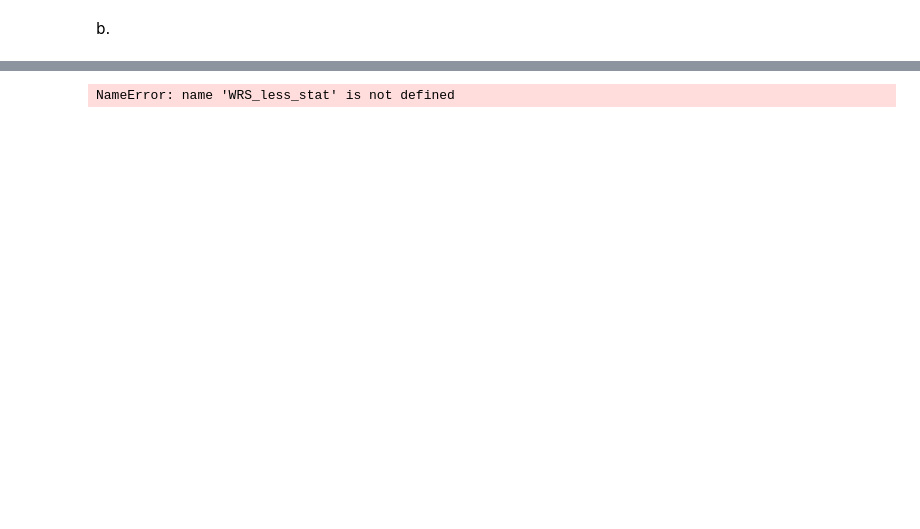
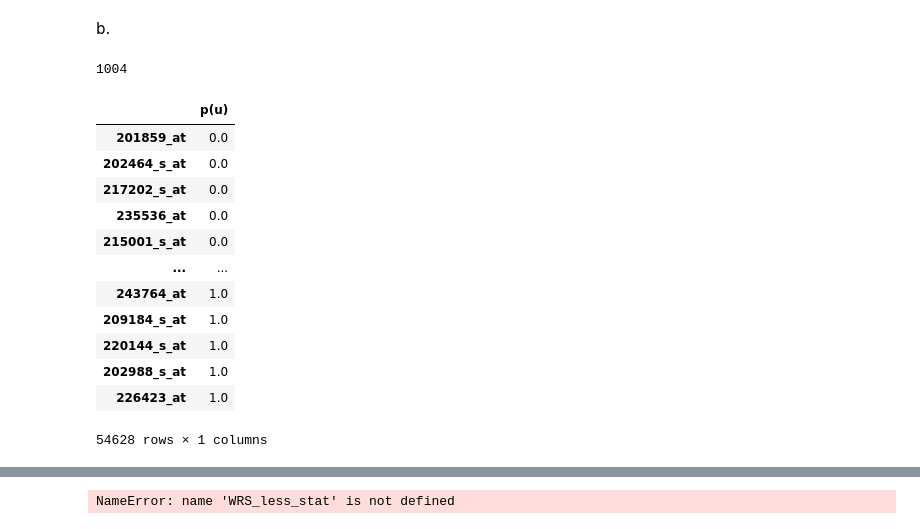
Before and after one commit to OfekBasson/StatisticsAndDataAnalsysHW3, a Jupyter notebook: HW3.ipynb, the cells around one changed output, grey strips where cells are left out. Saved outputs shown, nothing was run; the diff lists cells and outputs as text; code cells hidden in the pictures; blank space fills up the shorter version.

```diff
--- a/HW3.ipynb
+++ b/HW3.ipynb
@@ -404,14 +494,33 @@ display(p_u_dataframe)
 # %% [markdown]
 b.
 # %%
+pd.set_option('display.max_rows', 50)
+
 sorted_p_u_dataframe = p_u_dataframe.sort_values(by="p(u)")
 fdr_list = []
 N = len(sorted_p_u_dataframe)
 for i, current_gene_name in enumerate(sorted_p_u_dataframe.index):
     current_fdr = (sorted_p_u_dataframe.loc[current_gene_name] * N) / (i + 1)
     fdr_list.append(current_fdr.values[0])
 
 print(next(index for index, p_u_FDR in enumerate(fdr_list) if (p_u_FDR >= 0.05)))
+
+display(sorted_p_u_dataframe)
+# %% [output]
+1004
+|  | p(u) |
+| 201859_at | 0.0 |
+| 202464_s_at | 0.0 |
+| 217202_s_at | 0.0 |
+| 235536_at | 0.0 |
+| 215001_s_at | 0.0 |
+| ... | ... |
+| 243764_at | 1.0 |
+| 209184_s_at | 1.0 |
+| 220144_s_at | 1.0 |
+| 202988_s_at | 1.0 |
+| 226423_at | 1.0 |
+54628 rows × 1 columns
 # %%
 #3.e.3
 data['WRS_less_stat'] = WRS_less_stat
```
Also changed, not shown: parts of 13 cells of this notebook.
